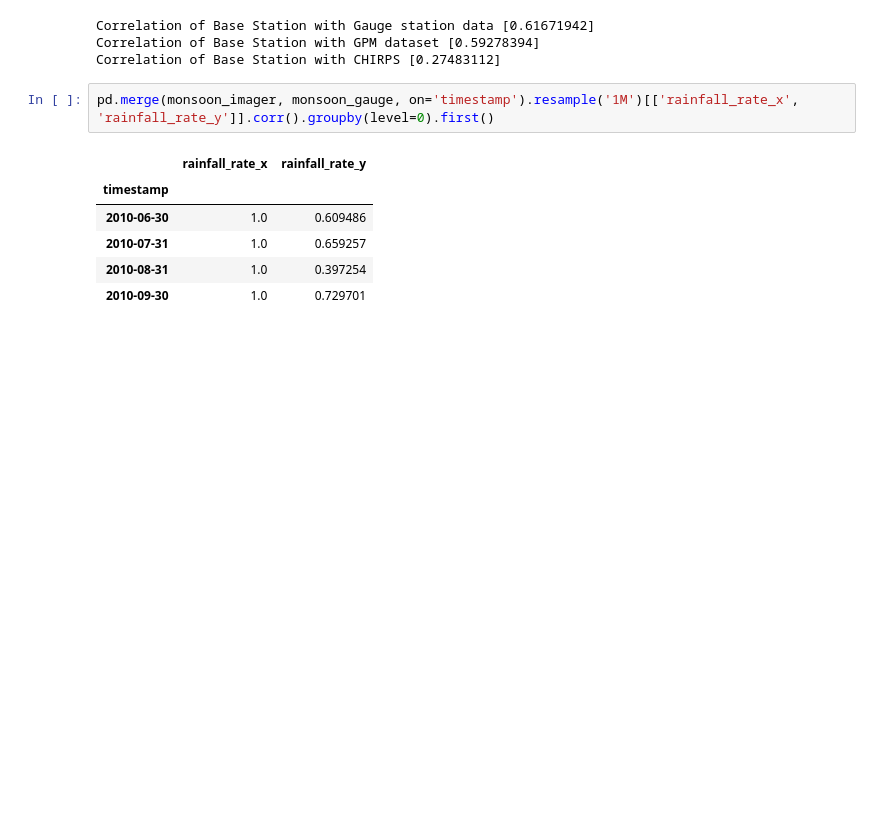
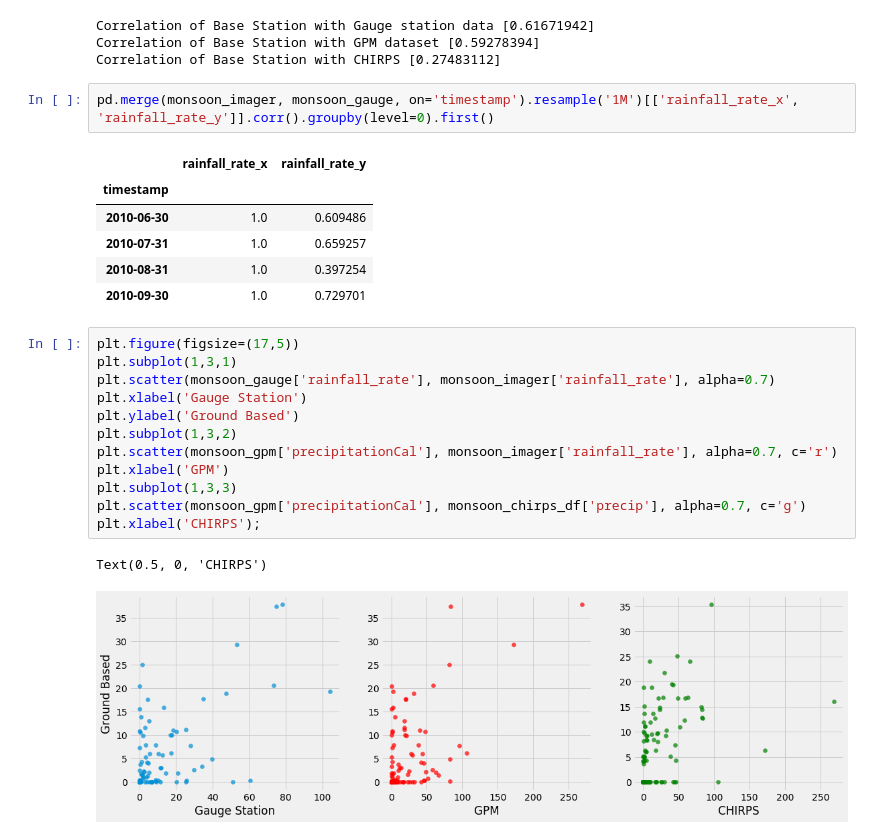
Before and after one commit to dsaharia/PRAT-Rainfall, a Jupyter notebook: imager-rainfall/Singapore.ipynb, the cells around one changed output. Saved outputs shown, nothing was run; the diff lists cells and outputs as text; blank space fills up the shorter version.

Commit message:
Added Scatter plots

```diff
--- a/imager-rainfall/Singapore.ipynb
+++ b/imager-rainfall/Singapore.ipynb
@@ -268,3 +268,18 @@ pd.merge(monsoon_imager, monsoon_gauge, on='timestamp').resample('1M')[['rainfal
 | 2010-07-31 | 1.0 | 0.659257 |
 | 2010-08-31 | 1.0 | 0.397254 |
 | 2010-09-30 | 1.0 | 0.729701 |
+# %%
+plt.figure(figsize=(17,5))
+plt.subplot(1,3,1)
+plt.scatter(monsoon_gauge['rainfall_rate'], monsoon_imager['rainfall_rate'], alpha=0.7)
+plt.xlabel('Gauge Station')
+plt.ylabel('Ground Based')
+plt.subplot(1,3,2)
+plt.scatter(monsoon_gpm['precipitationCal'], monsoon_imager['rainfall_rate'], alpha=0.7, c='r')
+plt.xlabel('GPM')
+plt.subplot(1,3,3)
+plt.scatter(monsoon_gpm['precipitationCal'], monsoon_chirps_df['precip'], alpha=0.7, c='g')
+plt.xlabel('CHIRPS');
+# %% [output]
+Text(0.5, 0, 'CHIRPS')
+[figure, added]
```
Also changed, not shown: parts of 2 cells of this notebook, 1 other file.
